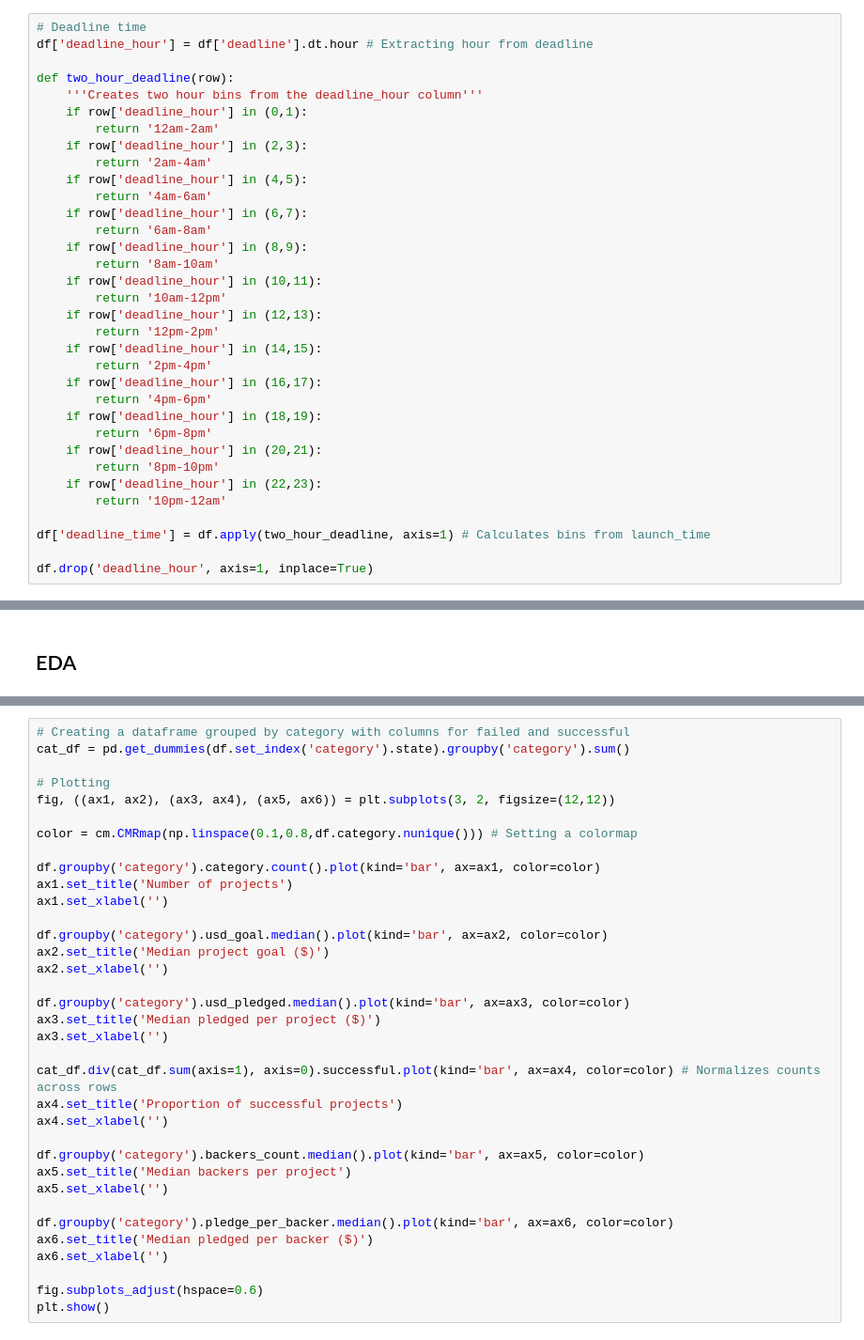
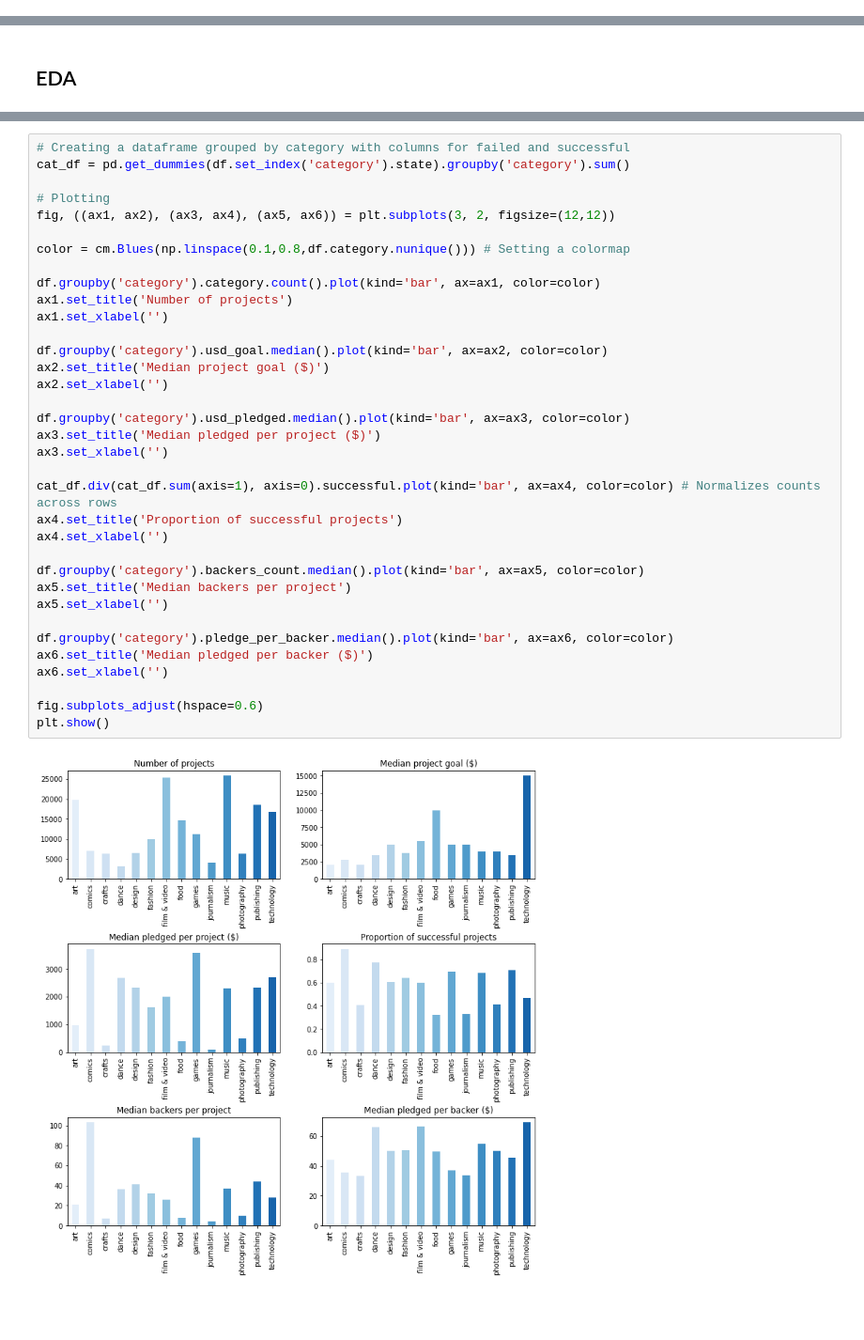
Before and after one commit to alicetsai1020/campaigns_on_kickstarter, a Jupyter notebook: draft.ipynb, the cells around one changed output, grey strips where cells are left out. Shown: that part at 94% size. Drawn from its saved outputs; the diff is of its cells as text; blank space fills up the shorter version.

```diff
--- a/draft.ipynb
+++ b/draft.ipynb
@@ -290,37 +242,3 @@ df.drop('launch_hour', axis=1, inplace=True)
-# %%
-# Deadline time
-df['deadline_hour'] = df['deadline'].dt.hour # Extracting hour from deadline
-
-def two_hour_deadline(row):
-    '''Creates two hour bins from the deadline_hour column'''
-    if row['deadline_hour'] in (0,1):
-        return '12am-2am'
-    if row['deadline_hour'] in (2,3):
-        return '2am-4am'
-    if row['deadline_hour'] in (4,5):
-        return '4am-6am'
-    if row['deadline_hour'] in (6,7):
-        return '6am-8am'
-    if row['deadline_hour'] in (8,9):
-        return '8am-10am'
-    if row['deadline_hour'] in (10,11):
-        return '10am-12pm'
-    if row['deadline_hour'] in (12,13):
-        return '12pm-2pm'
-    if row['deadline_hour'] in (14,15):
-        return '2pm-4pm'
-    if row['deadline_hour'] in (16,17):
-        return '4pm-6pm'
-    if row['deadline_hour'] in (18,19):
-        return '6pm-8pm'
-    if row['deadline_hour'] in (20,21):
-        return '8pm-10pm'
-    if row['deadline_hour'] in (22,23):
-        return '10pm-12am'
-
-df['deadline_time'] = df.apply(two_hour_deadline, axis=1) # Calculates bins from launch_time
-
-df.drop('deadline_hour', axis=1, inplace=True)
 # %% [markdown]
 ### setting the index
 # %%
@@ -516,34 +495,36 @@ cat_df = pd.get_dummies(df.set_index('category').state).groupby('category').sum(
 # Plotting
 fig, ((ax1, ax2), (ax3, ax4), (ax5, ax6)) = plt.subplots(3, 2, figsize=(12,12))
 
-color = cm.CMRmap(np.linspace(0.1,0.8,df.category.nunique())) # Setting a colormap
+color = cm.Blues(np.linspace(0.1,0.8,df.category.nunique())) # Setting a colormap
 
 df.groupby('category').category.count().plot(kind='bar', ax=ax1, color=color)
 ax1.set_title('Number of projects')
 ax1.set_xlabel('')
 
 df.groupby('category').usd_goal.median().plot(kind='bar', ax=ax2, color=color)
 ax2.set_title('Median project goal ($)')
 ax2.set_xlabel('')
 
 df.groupby('category').usd_pledged.median().plot(kind='bar', ax=ax3, color=color)
 ax3.set_title('Median pledged per project ($)')
 ax3.set_xlabel('')
 
 cat_df.div(cat_df.sum(axis=1), axis=0).successful.plot(kind='bar', ax=ax4, color=color) # Normalizes counts across rows
 ax4.set_title('Proportion of successful projects')
 ax4.set_xlabel('')
 
 df.groupby('category').backers_count.median().plot(kind='bar', ax=ax5, color=color)
 ax5.set_title('Median backers per project')
 ax5.set_xlabel('')
 
 df.groupby('category').pledge_per_backer.median().plot(kind='bar', ax=ax6, color=color)
 ax6.set_title('Median pledged per backer ($)')
 ax6.set_xlabel('')
 
 fig.subplots_adjust(hspace=0.6)
 plt.show()
+# %% [output]
+[figure, added]
 # %%
 # Creating a dataframe grouped by the day on which they were launched, with columns for failed and successful
 day_df = pd.get_dummies(df.set_index('launch_day').state).groupby('launch_day').sum()
```
Also changed, not shown: parts of 34 cells of this notebook.
